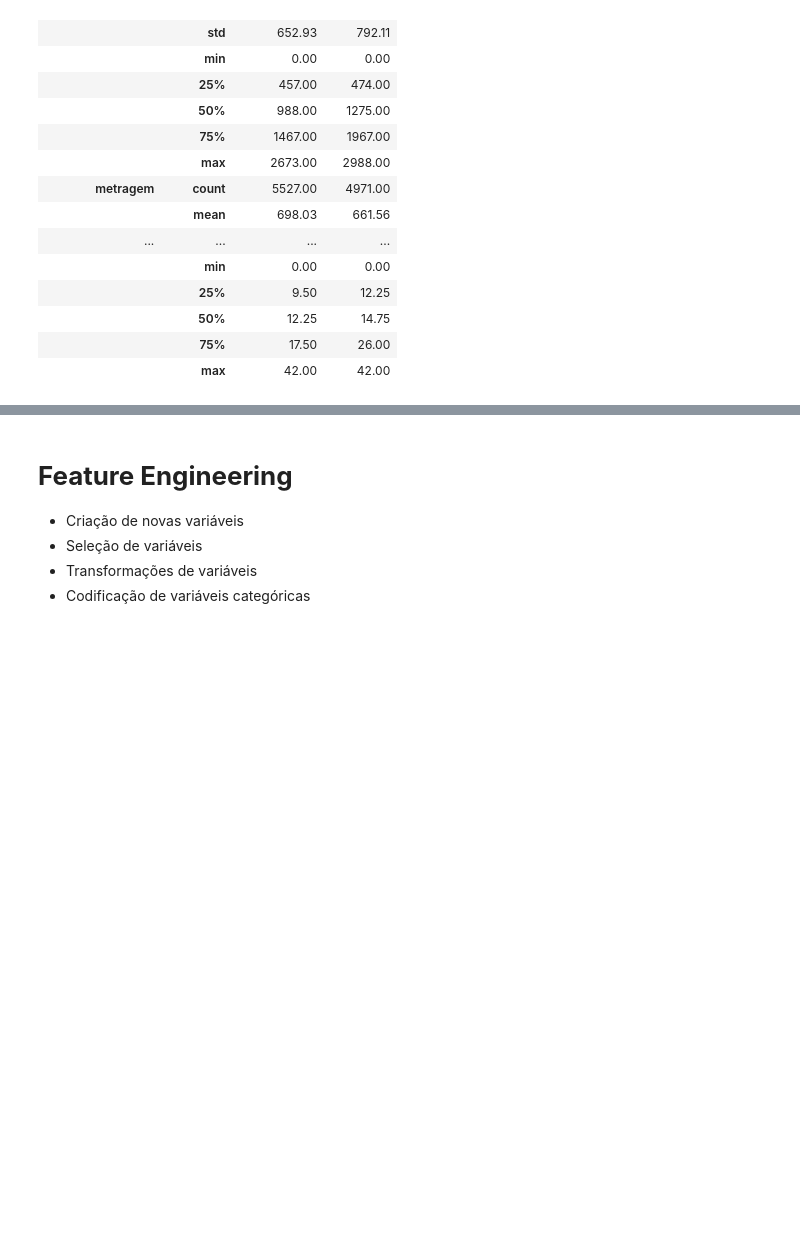
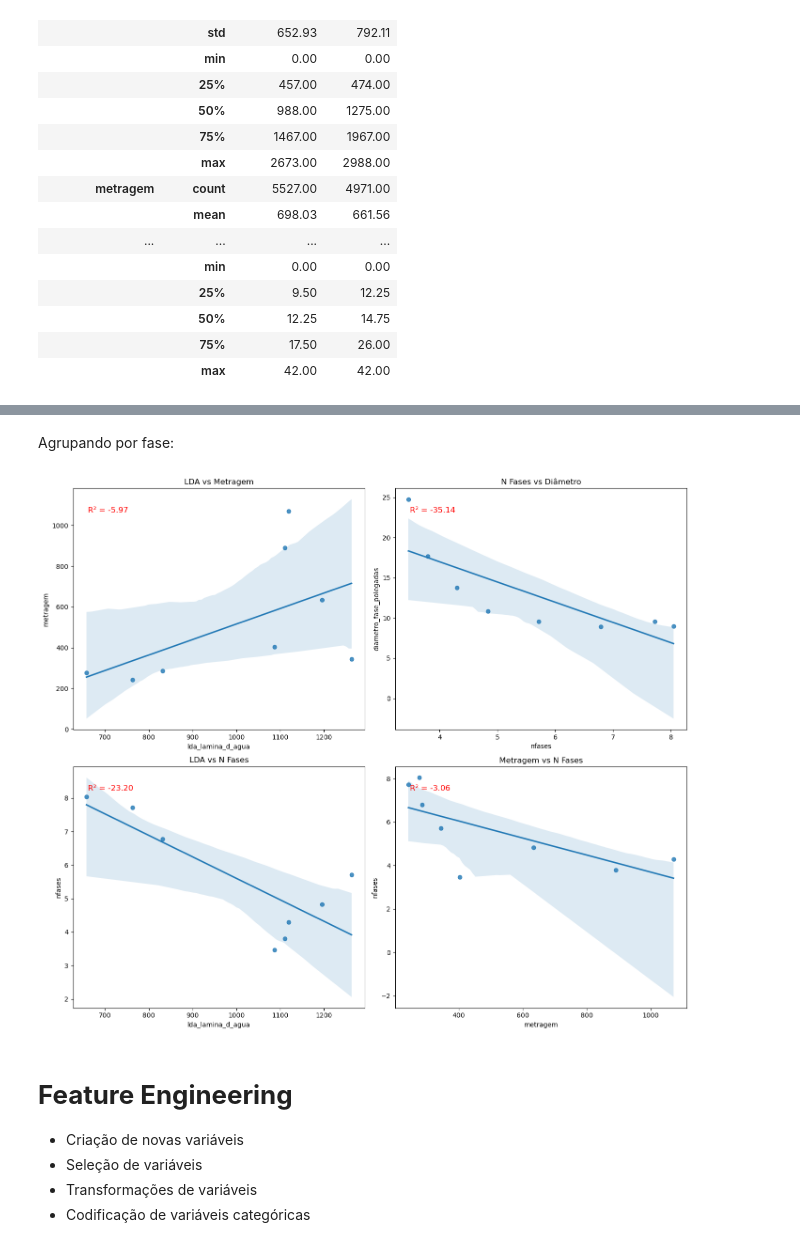
Before and after one commit to joaomj/oilfields, a Jupyter notebook: notebook.ipynb, the cells around one changed output, grey strips where cells are left out. Cells and saved outputs as stored; diff of their text form; code cells hidden in the pictures; blank space fills up the shorter version.

```diff
--- a/notebook.ipynb
+++ b/notebook.ipynb
@@ -499,3 +630,35 @@ transposed_df
+# %% [markdown]
+Agrupando por fase:
+# %%
+df_agg_phase = df.groupby('fase').agg({
+    'lda_lamina_d_agua': 'mean',
+    'metragem': 'mean',
+    'nfases': 'mean',
+    'diametro_fase_polegadas': 'mean'
+}).reset_index()
+
+# Criar a grid de gráficos
+fig, axes = plt.subplots(2, 2, figsize=(14, 12))
+
+# lda_lamina_d_agua vs metragem
+plot_with_regression('lda_lamina_d_agua', 'metragem', df_agg_phase, axes[0, 0], 'LDA vs Metragem')
+
+# nfases vs diametro_fase_polegadas
+plot_with_regression('nfases', 'diametro_fase_polegadas', df_agg_phase, axes[0, 1], 'N Fases vs Diâmetro')
+
+# lda_lamina_d_agua vs nfases
+plot_with_regression('lda_lamina_d_agua', 'nfases', df_agg_phase, axes[1, 0], 'LDA vs N Fases')
+
+# metragem vs nfases
+plot_with_regression('metragem', 'nfases', df_agg_phase, axes[1, 1], 'Metragem vs N Fases')
+
+# Ajustar layout
+plt.tight_layout()
+
+# Mostrar imagem
+plt.show()
+# %% [output]
+[figure, added]
 # %% [markdown]
 # **Feature Engineering**
 - Criação de novas variáveis
```
Also changed, not shown: parts of 16 cells of this notebook.
